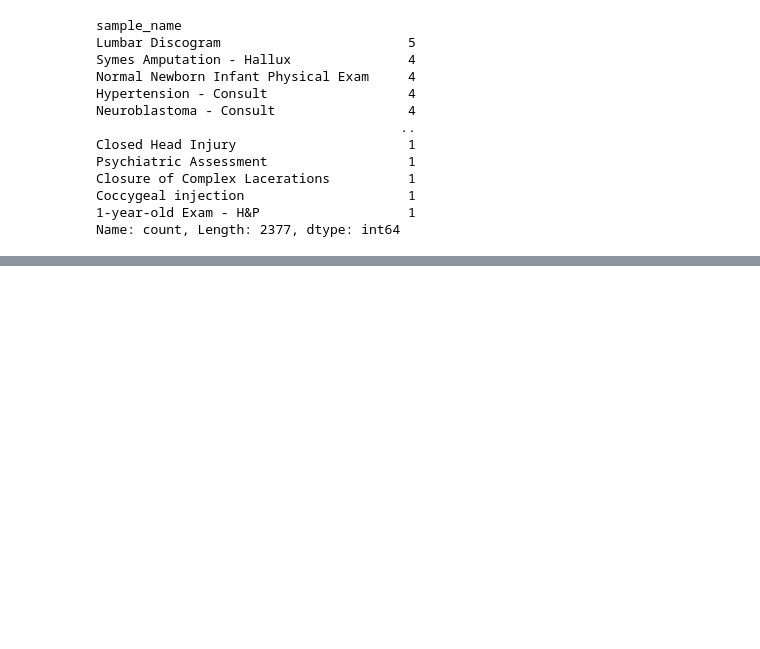
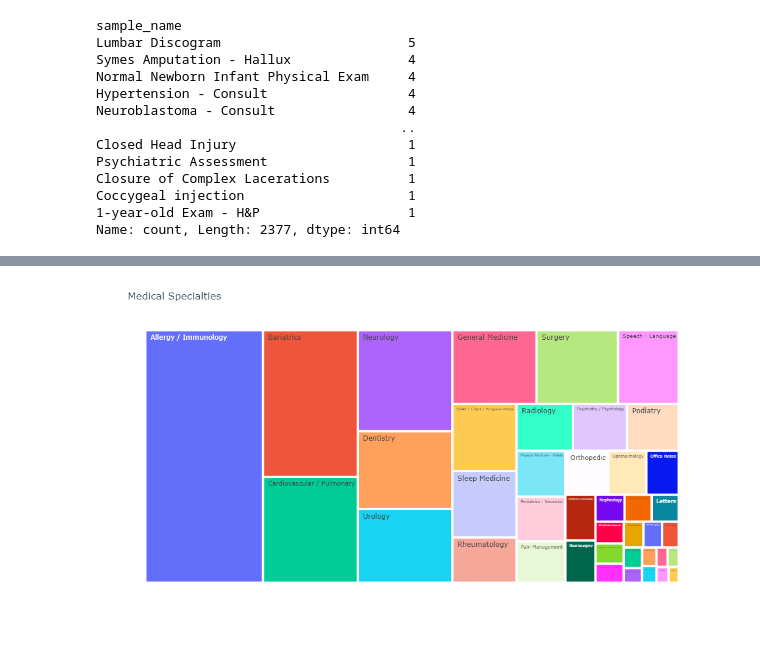
Before and after one commit to supernauth/medical_transcriptions, a Jupyter notebook: medical_transcriptions.ipynb, the cells around one changed output, grey strips where cells are left out. Saved outputs shown, nothing was run; the diff lists cells and outputs as text; code cells hidden in the pictures; blank space fills up the shorter version.

Commit message:
Made a treemap viz

```diff
--- a/medical_transcriptions.ipynb
+++ b/medical_transcriptions.ipynb
@@ -73,3 +74,10 @@ Closure of Complex Lacerations          1
 Coccygeal injection                     1
 1-year-old Exam - H&P                   1
 Name: count, Length: 2377, dtype: int64
+# %%
+distinct_values = df['medical_specialty'].unique().tolist()
+value_counts = df['medical_specialty'].value_counts().tolist()
+# %%
+data = list(zip(distinct_values, value_counts))
+# %%
+df_treemap = pd.DataFrame(data, columns=['medical_specialty', 'value_count'])
@@ -75,0 +93,6 @@ Name: count, Length: 2377, dtype: int64
+# %%
+fig = px.treemap(df_treemap, path= ["medical_specialty"], values="value_count")
+fig.update_layout(title='Medical Specialties', width=800, height=600)
+fig.show()
+# %% [output]
+[figure, added]
```
Also changed, not shown: parts of 2 cells of this notebook, 1 other file.
